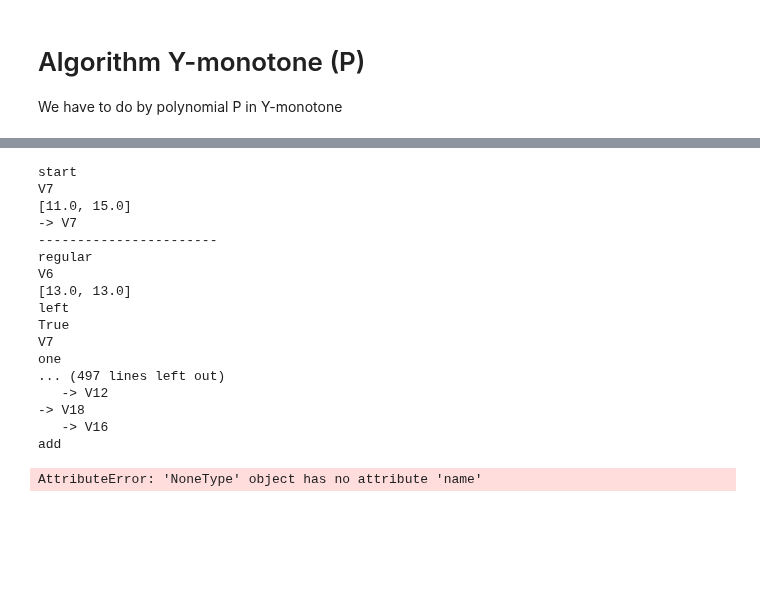
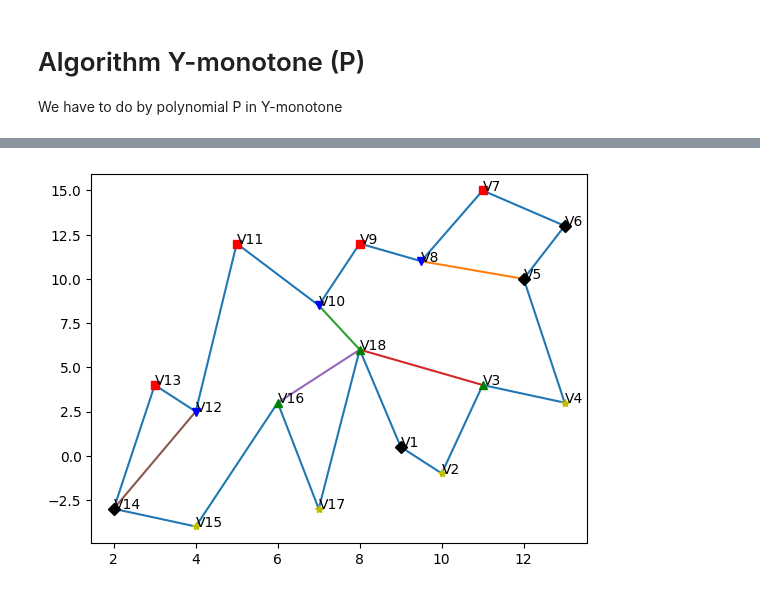
Before and after one commit to DayaVale/Geometria_Computacional, a Jupyter notebook: Homework2/Homework2.ipynb, the cells around one changed output, grey strips where cells are left out. Saved outputs shown, nothing was run; the diff lists cells and outputs as text; code cells hidden in the pictures; blank space fills up the shorter version.

```diff
--- a/Homework2/Homework2.ipynb
+++ b/Homework2/Homework2.ipynb
@@ -939,7 +916,7 @@ def handle_split(T,vi,LP):
     return T,LP
 # %%
 def handle_merge(T,vi,LP):
-    e_i_1 = vi.edge_inci.prev
+    e_i_1 = search_edge(vi.edge_inci.prev,LP)
     if e_i_1.helper.type == "merge":
         print("5.Diagonal")
         print("Diagonale en:", e_i_1.helper.name,vi.name)
@@ -957,6 +934,7 @@ def handle_merge(T,vi,LP):
         print("Diagonale en:", N.edg.helper.name,vi.name)
         LP = add_diagonal(vi,N.edg.helper,LP)
     N.edg.update_helper(vi)
+    LP = update_helper_edge(N.edg,vi,LP)
     print("*update")
     print(N.edg.name, N.edg.helper.name)
     update(T,N)
@@ -966,7 +944,7 @@ def handle_merge(T,vi,LP):
 # %%
 def handle_regular(T,vi,LP):
     # Take ei-1
-    e_i_1 = vi.edge_inci.prev
+    e_i_1 = search_edge(vi.edge_inci.prev,LP)
     #the interior of P lies to the right of vi
     #we check if the y-coordinate is decreasing
     if vi.y < e_i_1.origin.y:
@@ -980,8 +958,9 @@ def handle_regular(T,vi,LP):
         T = delete(T,e_i_1)
         print_tree(T, level=0)
         print("add")
-        print(vi.edge_inci.name, vi.edge_inci.helper.name)
+        print(vi.edge_inci.name, e_i_1.helper.name)
         vi.edge_inci.update_helper(vi)
+        LP =update_helper_edge(vi.edge_inci,vi,LP)
         T = add_node(T,node(vi.edge_inci))
     else:
         print("left")
@@ -993,6 +972,7 @@ def handle_regular(T,vi,LP):
            print("Diagonale en:", N.edg.helper.name,vi.name)
            LP = add_diagonal(vi,N.edg.helper,LP)
         N.edg.update_helper(vi)
+        LP = update_helper_edge(N.edg,vi,LP)
         print("update")
         print(N.edg.name,N.edg.helper.name)
         update(T,N)
@@ -1029,3 +1009,4 @@ def y_monotone(LP):
             T,LP = handle_regular(T,vi,LP)
         print_tree(T, level=0)
         print("-----------------------")
+    return LP
@@ -1031,0 +1056,2 @@ def y_monotone(LP):
+# %%
+DCEL1 = y_monotone(DCEL1)
@@ -1032,21 +1076,4 @@ def y_monotone(LP):
 # %%
-y_monotone(DCEL1)
+graphic_y_monotone(DCEL1)
 # %% [output]
-start
-V7
-[11.0, 15.0]
--> V7
------------------------
-regular
-V6
-[13.0, 13.0]
-left
-True
-V7
-one
-... (497 lines left out)
-   -> V12
--> V18
-   -> V16
-add
-AttributeError: 'NoneType' object has no attribute 'name'
+[figure, added]
```
Also changed, not shown: parts of 11 cells of this notebook.
